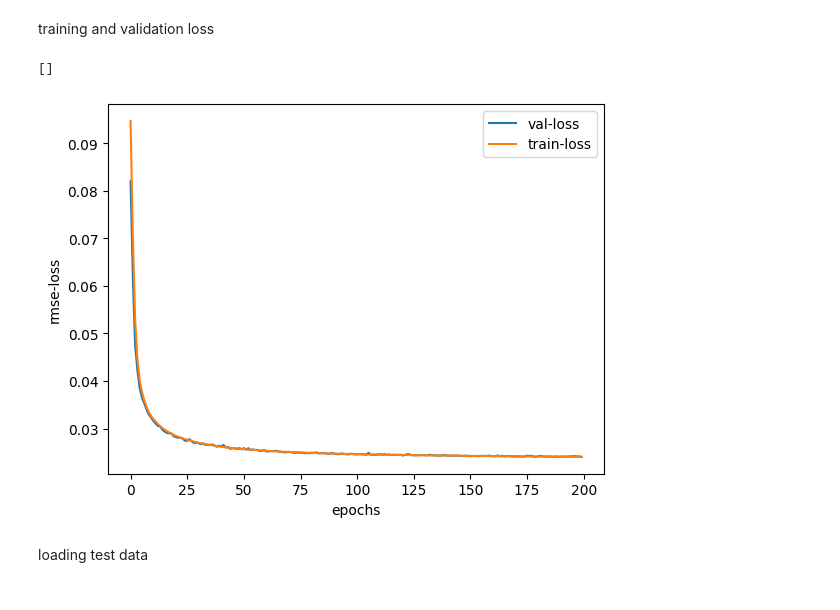
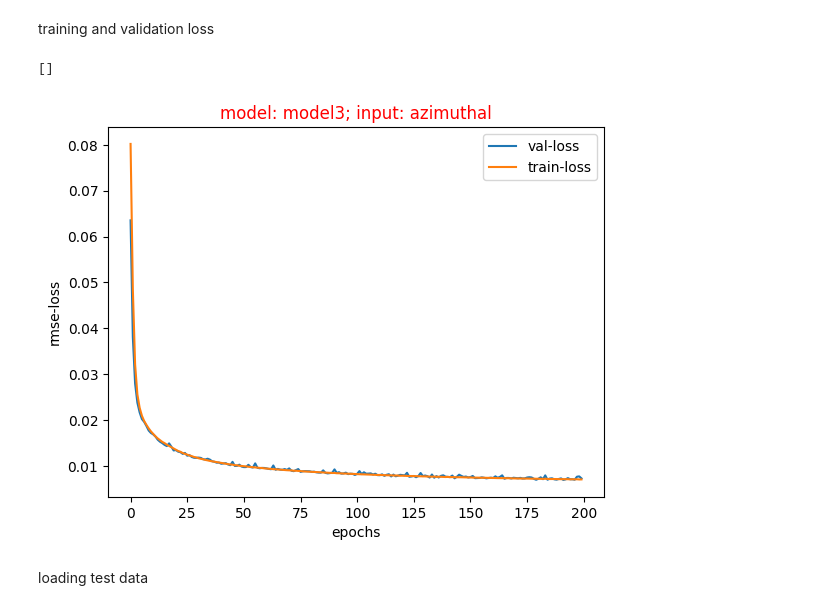
Before and after one commit to GaganVM/Beamforming, a Jupyter notebook: testing data.ipynb, the cells around one changed output. Drawn from its saved outputs; the diff is of its cells as text; code cells hidden in the pictures.

```diff
--- a/testing data.ipynb
+++ b/testing data.ipynb
@@ -12,4 +16,14 @@ from loss import *
 # %%
 repo_dir = 'C:\\Users\\admin\\Desktop\\iot'
-checkpoint_dir = os.path.join(repo_dir, 'Beamforming-main\\autoencoder_checkpoints\\position\\model1')
+
+input_type = ['azimuthal', 'position', 'azimuthal_position']
+input_size=[2,3,5]
+input_col = [[0,1,5,6], [2,3,4,7,8,9], list(range(10))]
+
+models = ['lstmattention', 'lstmmodel', 'model1', 'model2','model3']
+i,m = 0,4
+
+# checkpoint_dir = os.path.join(repo_dir, 'Beamforming-main\\autoencoder_checkpoints\\position\\model1')
+checkpoint_dir = os.path.join(repo_dir, f'Beamforming-main\\autoencoder_checkpoints\\{input_type[i]}\\{models[m]}')
 checkpoint_files = os.listdir(path=checkpoint_dir)
+checkpoint_dir
@@ -50,13 +66,14 @@ training and validation loss
 # %%
 plt.plot(report_df.val_loss.values,label="val-loss")
 plt.plot(report_df.training_loss.values,label="train-loss")
 plt.xlabel("epochs")
 plt.ylabel("rmse-loss")
 plt.legend()
+plt.title(f'model: {models[m]}; input: {input_type[i]}',color='r')
 plt.plot()
 # %% [output]
 []
-[figure, old version]
+[figure, new version]
 # %% [markdown]
 loading test data
 # %%
```
Also changed, not shown: parts of 7 cells of this notebook, 12 other files.
